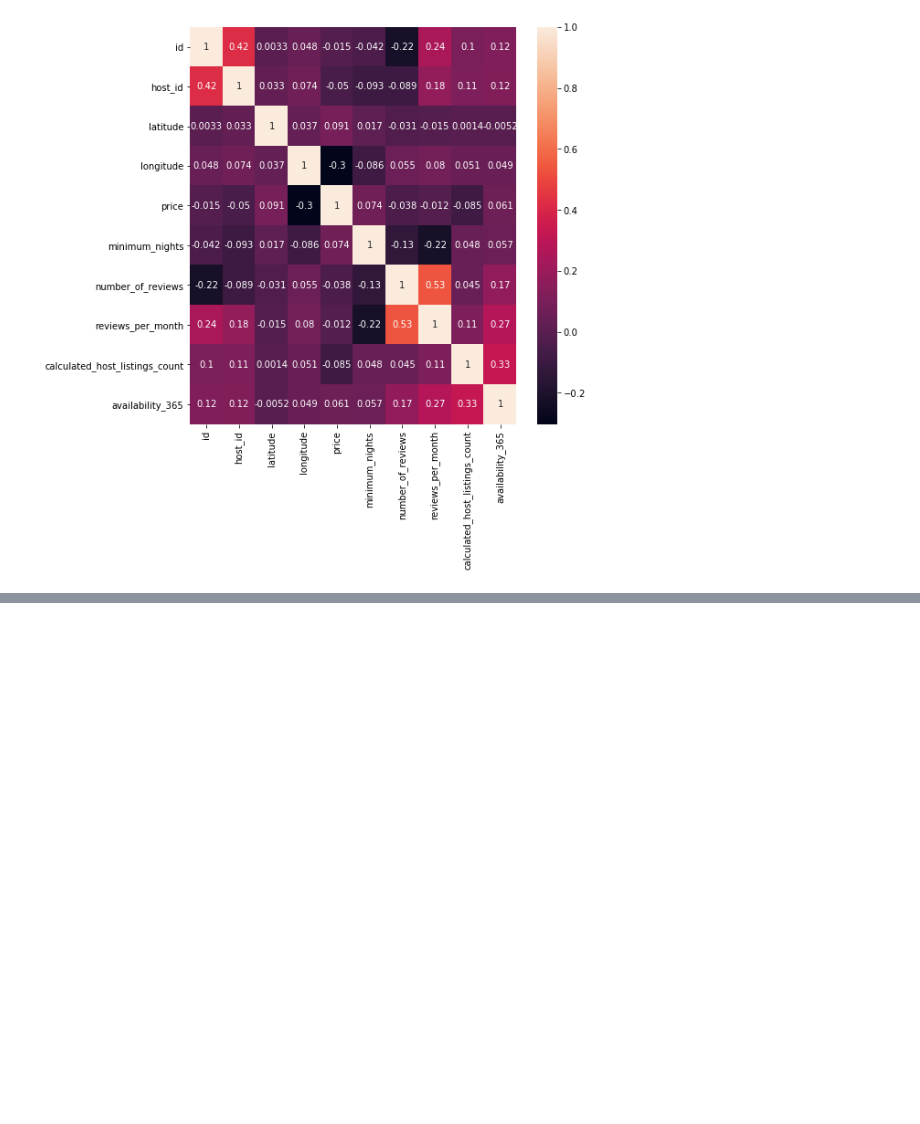
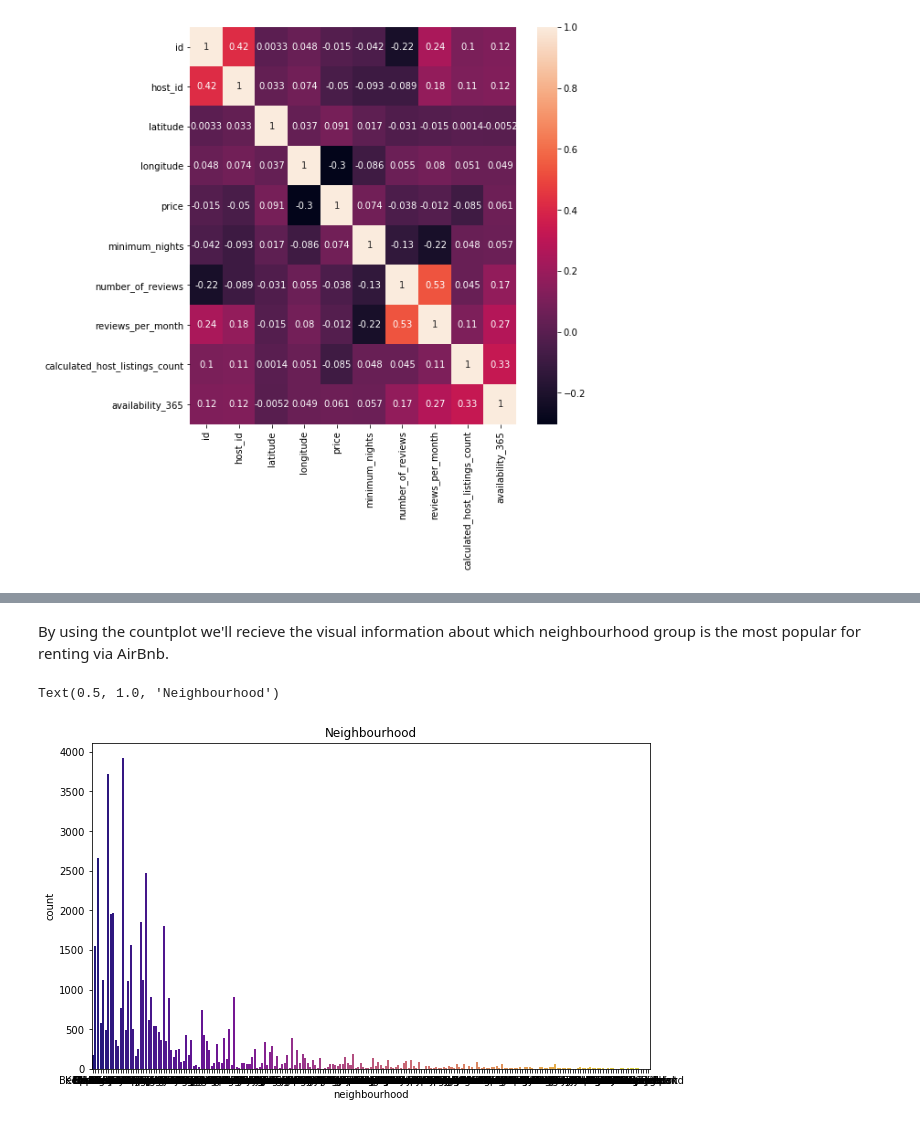
Before and after one commit to trisidoan/ML_engineering_degree, a Jupyter notebook: Predict_AirBnb.ipynb, the cells around one changed output, grey strips where cells are left out. Cells and saved outputs as stored; diff of their text form; code cells hidden in the pictures; blank space fills up the shorter version.

```diff
--- a/Predict_AirBnb.ipynb
+++ b/Predict_AirBnb.ipynb
@@ -37,3 +37,7 @@ sns.heatmap(corr, annot=True)
 # %% [output]
 <matplotlib.axes._subplots.AxesSubplot at 0x...>
 [figure]
+# %%
+df.duplicated().sum()
+df.drop_duplicates(inplace=True)
+df['reviews_per_month']=df['reviews_per_month'].fillna(0)
@@ -39,0 +67,4 @@ sns.heatmap(corr, annot=True)
+# %%
+columns=['id','host_id','name','host_name','last_review','calculated_host_listings_count']
+df=df.drop(columns,axis=1)
+df.isnull().sum()
@@ -39,0 +97,10 @@ sns.heatmap(corr, annot=True)
+# %% [markdown]
+By using the countplot we'll recieve the visual information about which neighbourhood group is the most popular for renting via AirBnb.
+# %%
+sns.countplot(df['neighbourhood'], palette="plasma")
+fig = plt.gcf()
+fig.set_size_inches(10,6)
+plt.title('Neighbourhood')
+# %% [output]
+Text(0.5, 1.0, 'Neighbourhood')
+[figure, added]
```
Also changed, not shown: parts of 6 cells of this notebook.
